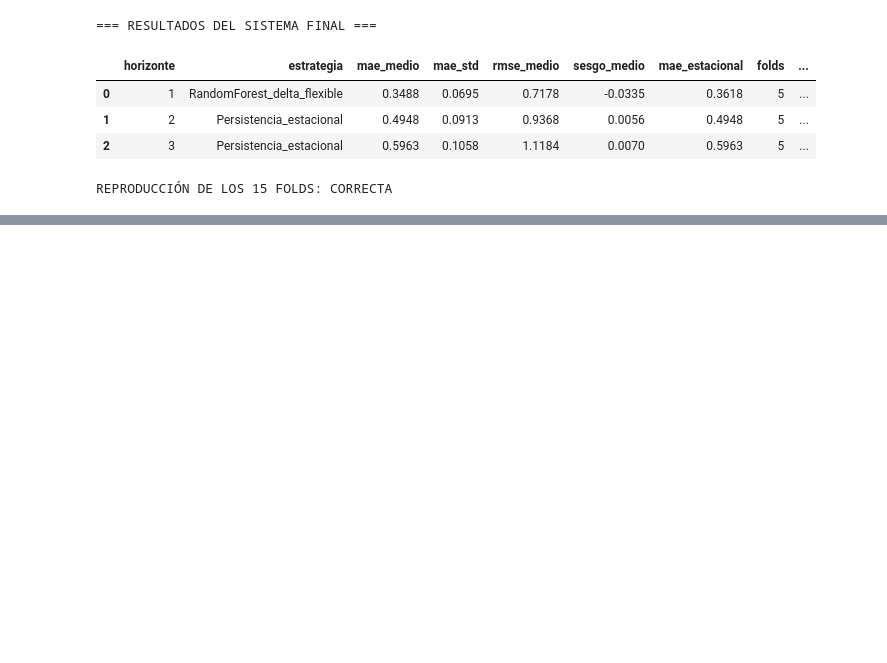
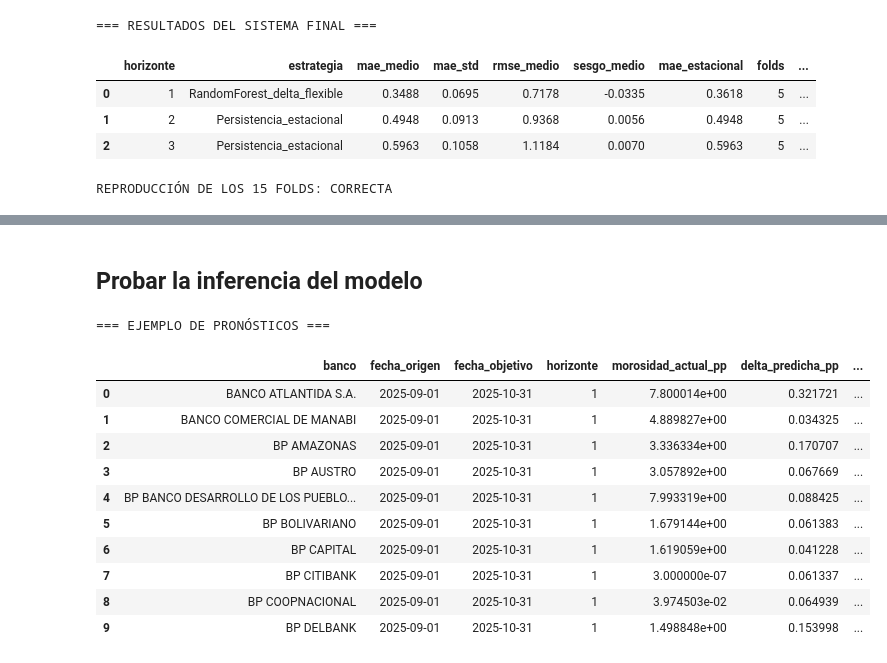
Before and after one commit to tavomx45/audit-ecuador-banking-data, a Jupyter notebook: notebooks/04_experimentos_delta.ipynb, the cells around one changed output, grey strips where cells are left out. Drawn from its saved outputs; the diff is of its cells as text; code cells hidden in the pictures; blank space fills up the shorter version.

```diff
--- a/notebooks/04_experimentos_delta.ipynb
+++ b/notebooks/04_experimentos_delta.ipynb
@@ -6454,0 +7754,80 @@ REPRODUCCIÓN DE LOS 15 FOLDS: CORRECTA
+# %% [markdown]
+## Probar la inferencia del modelo
+# %%
+import numpy as np
+import pandas as pd
+
+from src.modeling.inference import pronosticar_morosidad
+
+
+# ======================================================
+# 1. UTILIZAR LAS ENTRADAS SIN ETIQUETAS FUTURAS
+# ======================================================
+
+entradas = entradas_test[1].copy()
+
+assert not any(
+    c.startswith("target_")
+    for c in entradas.columns
+)
+
+# ======================================================
+# 2. CARGAR MODELO Y GENERAR PREDICCIONES
+# ======================================================
+
+pronosticos = pronosticar_morosidad(
+    datos=entradas,
+    horizonte=1,
+)
+
+print("=== EJEMPLO DE PRONÓSTICOS ===")
+
+display(pronosticos.head(10))
+
+
+# ======================================================
+# 3. COMPARAR CONTRA LOS RESULTADOS GUARDADOS
+# ======================================================
+
+referencia = predicciones_test.loc[
+    predicciones_test["horizonte"] == 1,
+    ["banco", "fecha", "y_pred"],
+].copy()
+
+referencia["fecha"] = pd.to_datetime(
+    referencia["fecha"]
+)
+
+comparacion = pronosticos.merge(
+    referencia,
+    left_on=["banco", "fecha_origen"],
+    right_on=["banco", "fecha"],
+    how="inner",
+    validate="one_to_one",
+)
+
+assert len(comparacion) == 276
+
+np.testing.assert_allclose(
+    comparacion["morosidad_predicha_pp"],
+    comparacion["y_pred"],
+    rtol=0,
+    atol=1e-9,
+)
+
+print("\nINFERENCIA REPRODUCIBLE: VALIDADA")
+print("Observaciones verificadas:", len(comparacion))
+print("Modelo utilizado:", pronosticos["model_uri"].iloc[0])
+# %% [output]
+=== EJEMPLO DE PRONÓSTICOS ===
+|  | banco | fecha_origen | fecha_objetivo | horizonte | morosidad_actual_pp | delta_predicha_pp | ... |
+| 0 | BANCO ATLANTIDA S.A. | 2025-09-01 | 2025-10-31 | 1 | 7.800014e+00 | 0.321721 | ... |
+| 1 | BANCO COMERCIAL DE MANABI | 2025-09-01 | 2025-10-31 | 1 | 4.889827e+00 | 0.034325 | ... |
+| 2 | BP AMAZONAS | 2025-09-01 | 2025-10-31 | 1 | 3.336334e+00 | 0.170707 | ... |
+| 3 | BP AUSTRO | 2025-09-01 | 2025-10-31 | 1 | 3.057892e+00 | 0.067669 | ... |
+| 4 | BP BANCO DESARROLLO DE LOS PUEBLO... | 2025-09-01 | 2025-10-31 | 1 | 7.993319e+00 | 0.088425 | ... |
+| 5 | BP BOLIVARIANO | 2025-09-01 | 2025-10-31 | 1 | 1.679144e+00 | 0.061383 | ... |
+| 6 | BP CAPITAL | 2025-09-01 | 2025-10-31 | 1 | 1.619059e+00 | 0.041228 | ... |
+| 7 | BP CITIBANK | 2025-09-01 | 2025-10-31 | 1 | 3.000000e-07 | 0.061337 | ... |
+| 8 | BP COOPNACIONAL | 2025-09-01 | 2025-10-31 | 1 | 3.974503e-02 | 0.064939 | ... |
+| 9 | BP DELBANK | 2025-09-01 | 2025-10-31 | 1 | 1.498848e+00 | 0.153998 | ... |
```
Also changed, not shown: parts of 23 cells of this notebook, 17 other files.
